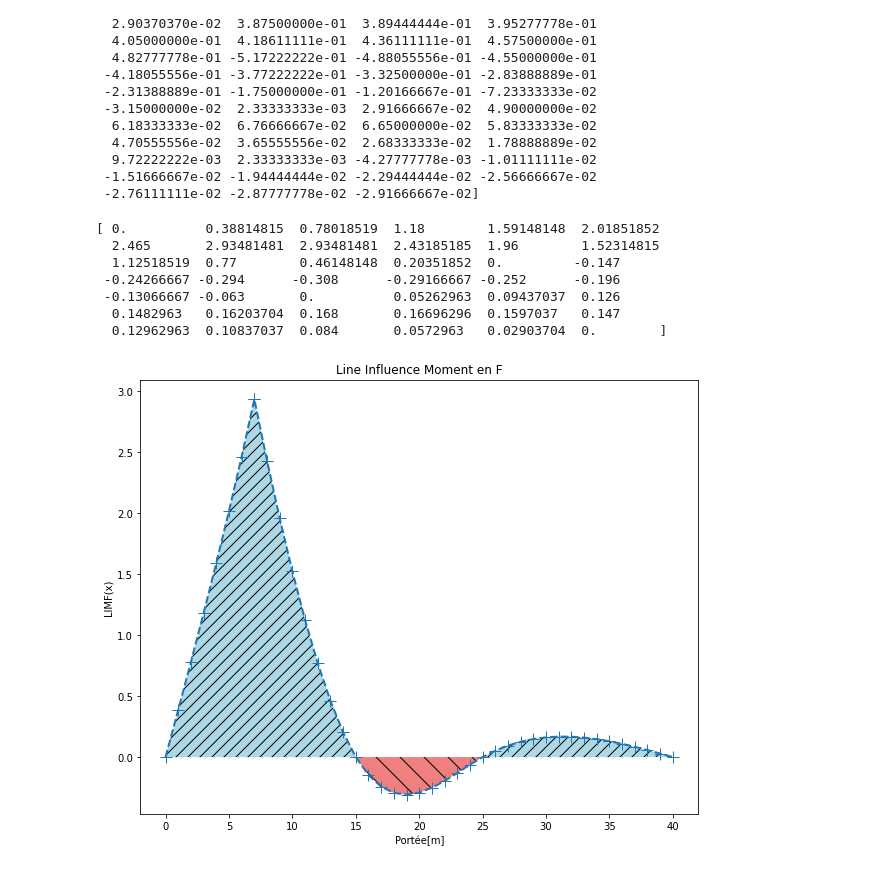
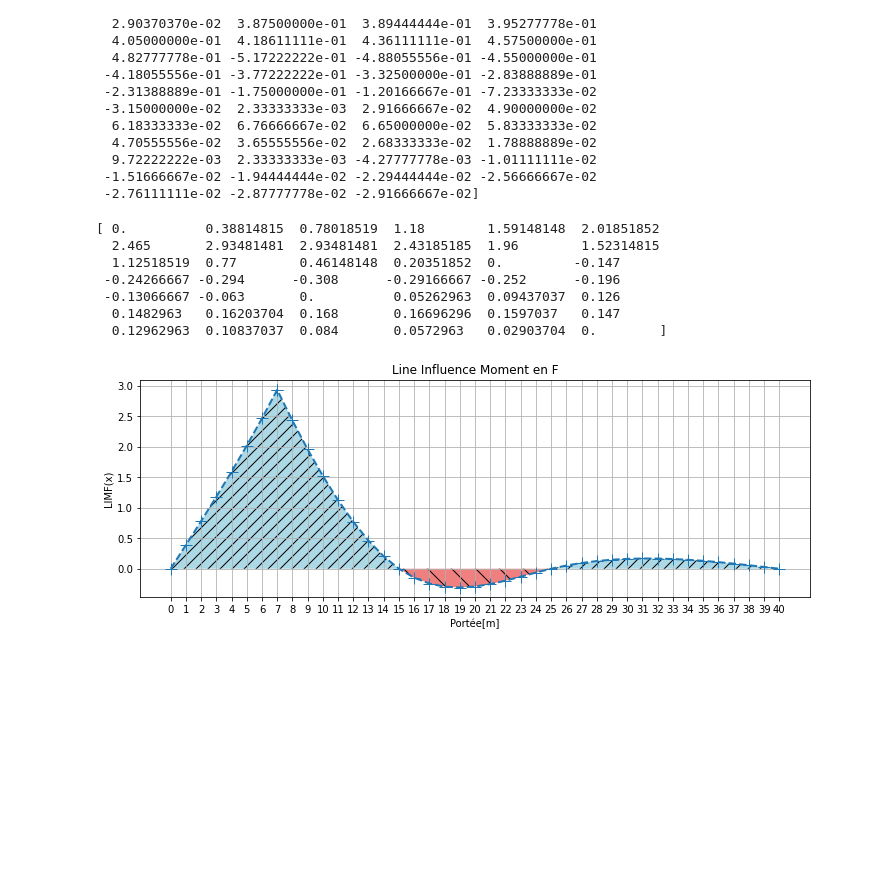
Before and after one commit to jacquetgottfried/cours_pont_aci, a Jupyter notebook: LIMF.ipynb, the cells around one changed output. Saved outputs shown, nothing was run; the diff lists cells and outputs as text; code cells hidden in the pictures; blank space fills up the shorter version.

```diff
--- a/LIMF.ipynb
+++ b/LIMF.ipynb
@@ -243,32 +243,34 @@ y[17:26] = LI[14:23] #(2, 3)
 y[26] = 0
 # # # Noeud 5, 6
 y[27:41] = LI[23:37] #(4, 5)
 # # # Noeud 7 reaction appui 0
 y[41] = 0
 print(y)
-plt.figure(figsize=(10,8))
+plt.figure(figsize=(12,4))
 plt.plot(x, y, '+--', linewidth=2, markersize=12)
+plt.grid(True)
+plt.xticks(np.arange(min(x), max(x)+1, 1.0))
 # Fill the area above the line with a hashed pattern
 plt.fill_between(x, y, np.zeros_like(y), where=(y >= 0), facecolor='lightblue', hatch='//')
 
 # Fill the area below the line with a different hashed pattern
 plt.fill_between(x, y, np.zeros_like(y), where=(y <= 0),  facecolor='lightcoral', hatch='\\')
 
 # Add labels and title
 plt.xlabel("Portée[m]")
 plt.ylabel("LIMF(x)")
 plt.title("Line Influence Moment en F")
 
 # Show the plot
 plt.show()
 
 np.savetxt('./resultats/LIMF_resultats.csv', y, delimiter=',', fmt='%s')
 # %% [output]
 [ 0.          0.38814815  0.78018519  1.18        1.59148148  2.01851852
   2.465       2.93481481  2.93481481  2.43185185  1.96        1.52314815
   1.12518519  0.77        0.46148148  0.20351852  0.         -0.147
  -0.24266667 -0.294      -0.308      -0.29166667 -0.252      -0.196
  -0.13066667 -0.063       0.          0.05262963  0.09437037  0.126
   0.1482963   0.16203704  0.168       0.16696296  0.1597037   0.147
   0.12962963  0.10837037  0.084       0.0572963   0.02903704  0.        ]
-[figure, old version]
+[figure, new version]
```
Also changed, not shown: 4 other files.
